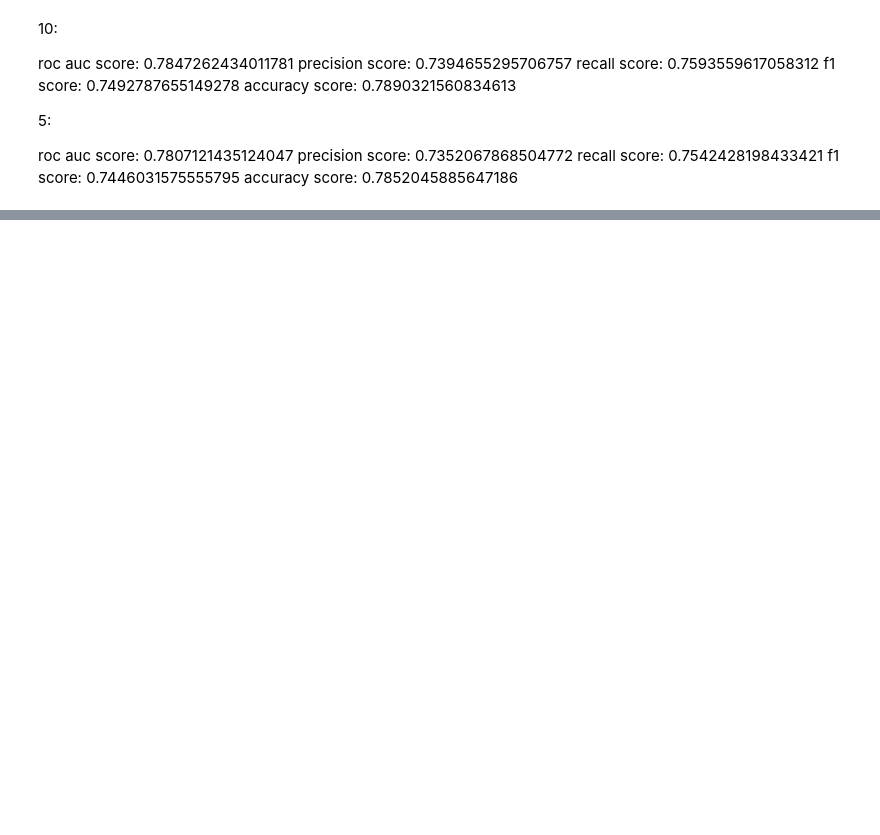
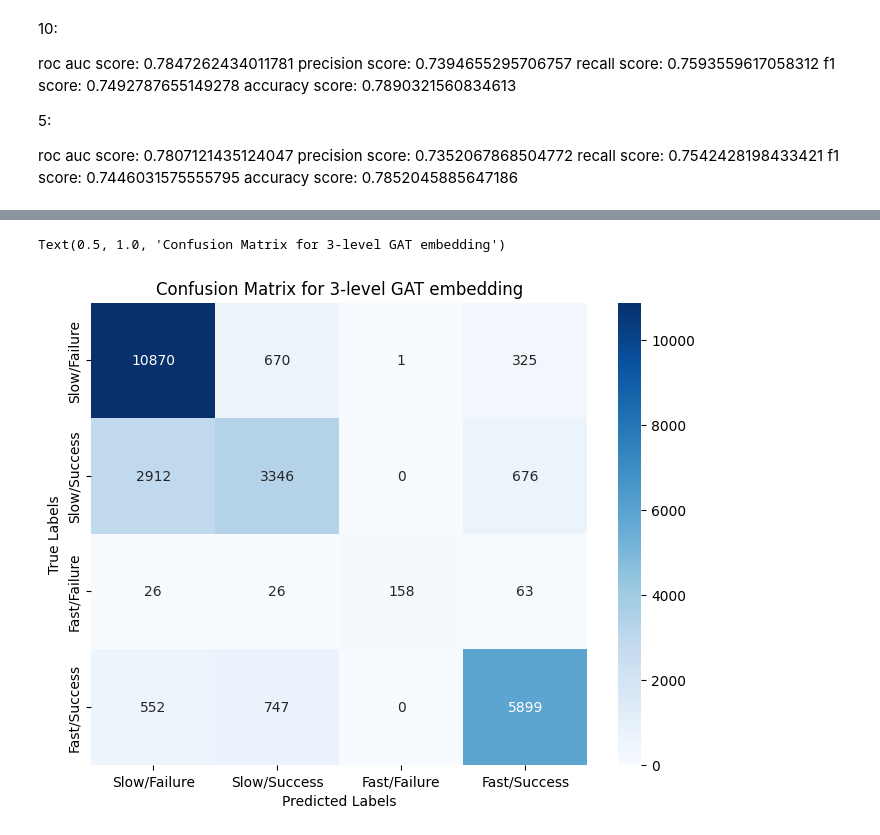
Before and after one commit to puneet-j/abm_sims_MRS, a Jupyter notebook: RS/single_graph_things/4succClass.ipynb, the cells around one changed output, grey strips where cells are left out. Drawn from its saved outputs; the diff is of its cells as text; code cells hidden in the pictures; blank space fills up the shorter version.

```diff
--- a/RS/single_graph_things/4succClass.ipynb
+++ b/RS/single_graph_things/4succClass.ipynb
@@ -527,0 +837,26 @@ accuracy score:  0.7852045885647186
+# %%
+CLIST =  ["Slow/Failure", "Slow/Success", "Fast/Failure", "Fast/Success"]
+X = []
+y = []
+for vv, tsts in zip(ve, TSve):
+    # pdb.set_trace()
+    for v in vv:
+        X.append(v.tolist())
+    y+=tsts[0].tolist()
+
+# X = []
+est = GradientBoostingClassifier(n_estimators=200, max_depth=3) # n_estimators is the number of trees and max_depth is the maximum depth of any individual tree.
+est.fit(X, y)
+
+y_pred = est.predict(X)
+cm = confusion_matrix(y, y_pred)#, labels = bin_dict.values())
+# CLIST =  bin_dict.values()
+
+plt.figure(figsize=(8, 6))
+sns.heatmap(cm, annot=True, fmt="d", cmap='Blues', xticklabels=CLIST, yticklabels=CLIST)
+plt.xlabel('Predicted Labels')
+plt.ylabel('True Labels')
+plt.title('Confusion Matrix for 3-level GAT embedding')
+# %% [output]
+Text(0.5, 1.0, 'Confusion Matrix for 3-level GAT embedding')
+[figure, added]
```
Also changed, not shown: parts of 17 cells of this notebook, 39 other files.
